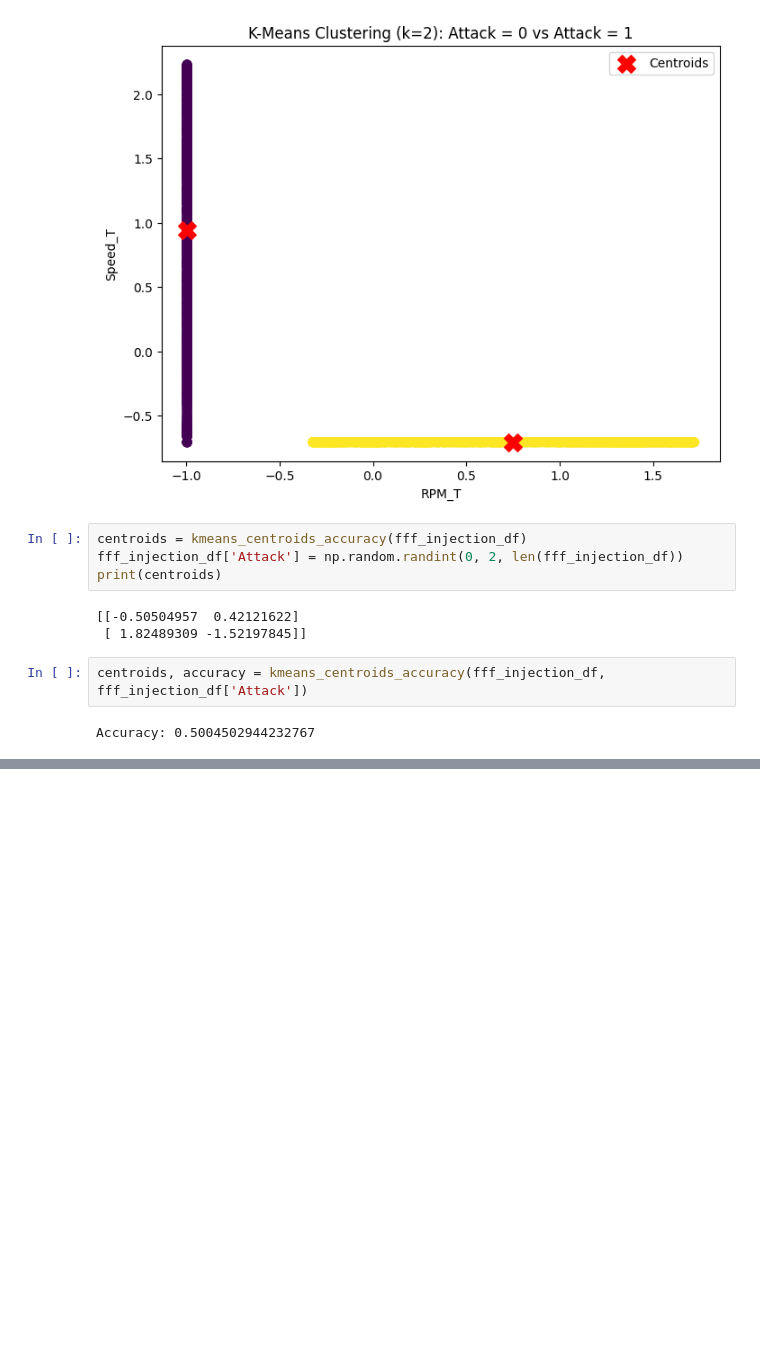
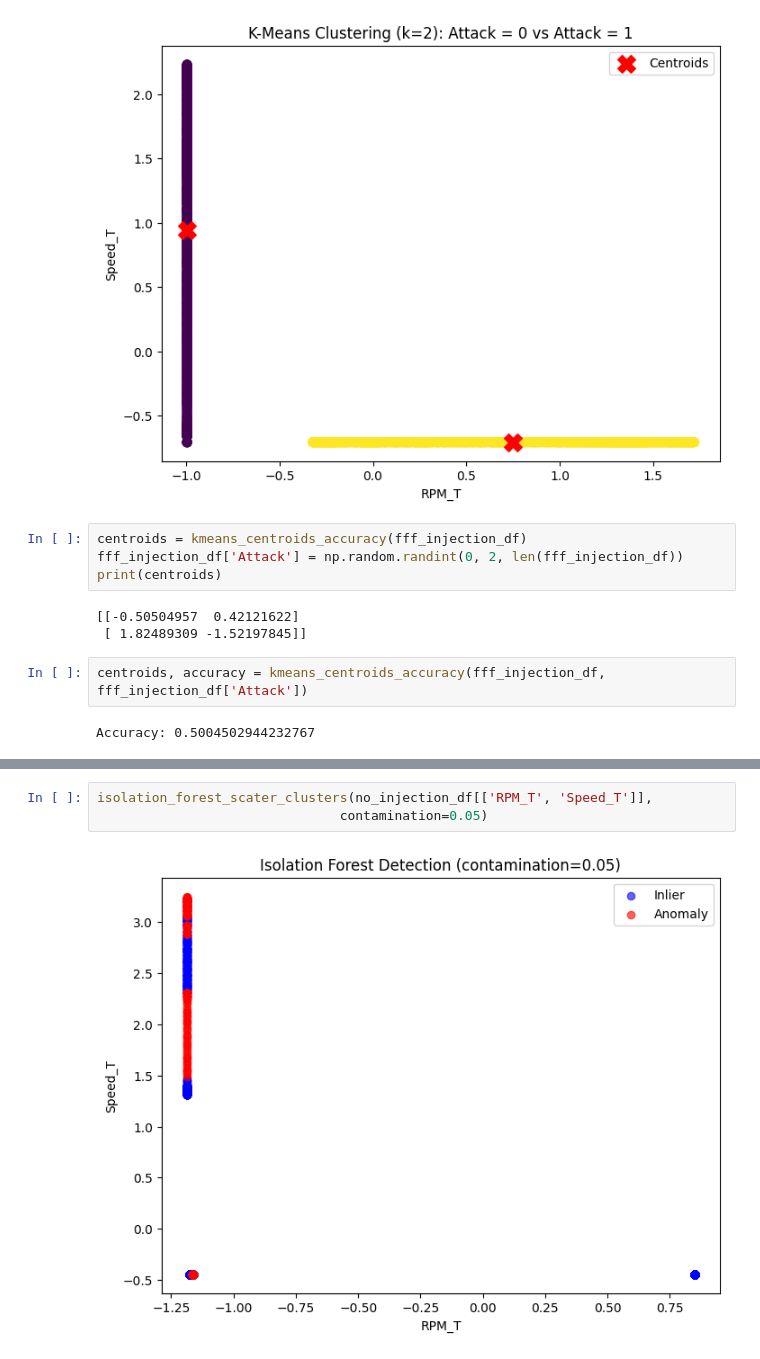
Before and after one commit to sazzeb/simulated-annealing, a Jupyter notebook: CSCE_5214_Assignment_3_Report_Eko_Samuel.ipynb, the cells around one changed output, grey strips where cells are left out. Drawn from its saved outputs; the diff is of its cells as text; blank space fills up the shorter version.

```diff
--- a/CSCE_5214_Assignment_3_Report_Eko_Samuel.ipynb
+++ b/CSCE_5214_Assignment_3_Report_Eko_Samuel.ipynb
@@ -233,0 +308,5 @@ Accuracy: 0.5057152753723588
+# %%
+isolation_forest_scater_clusters(no_injection_df[['RPM_T', 'Speed_T']],
+                               contamination=0.05)
+# %% [output]
+[figure, added]
```
Also changed, not shown: parts of 35 cells of this notebook.
